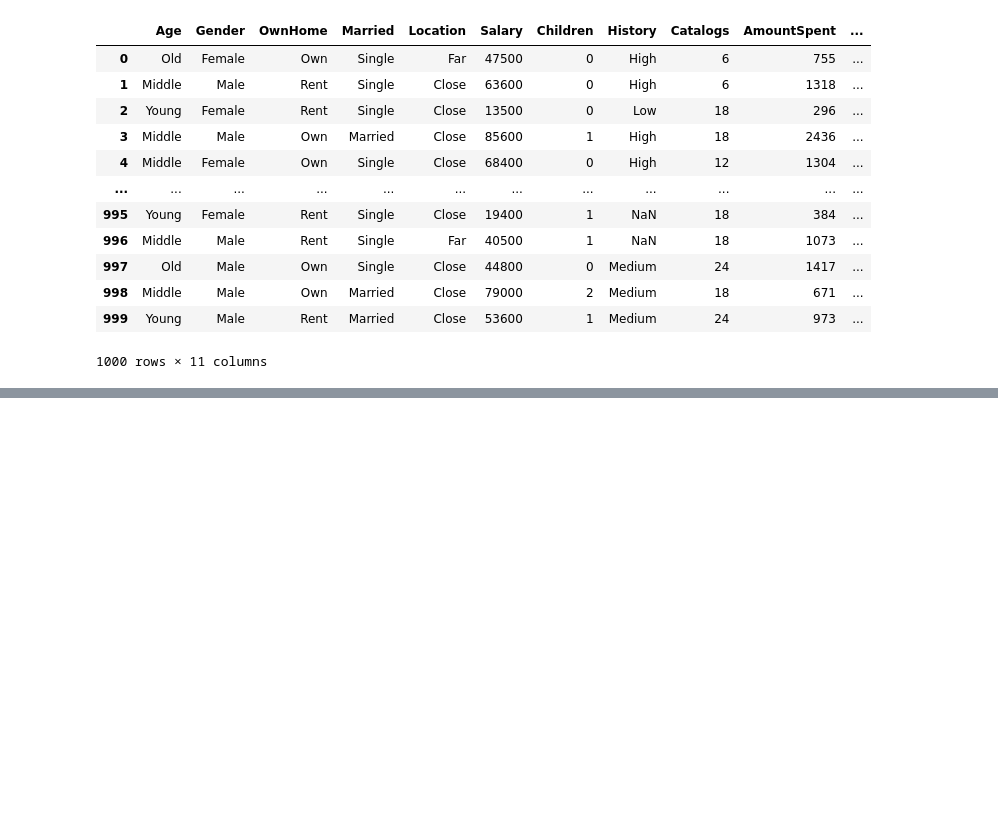
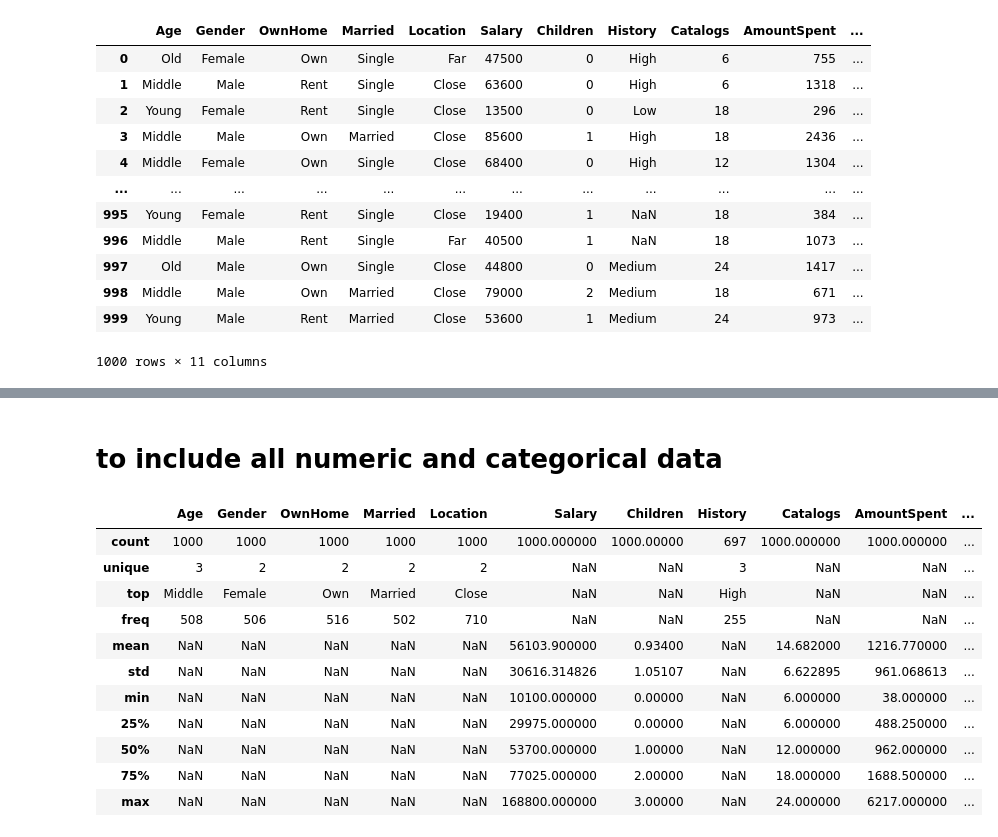
Before and after one commit to kshirsagarsiddharth/manipal_data_science, a Jupyter notebook: pandas_manipal.ipynb, the cells around one changed output, grey strips where cells are left out. Cells and saved outputs as stored; diff of their text form; code cells hidden in the pictures; blank space fills up the shorter version.

```diff
--- a/pandas_manipal.ipynb
+++ b/pandas_manipal.ipynb
@@ -371,0 +470,17 @@ df
+# %% [markdown]
+# to include all numeric and categorical data
+# %%
+df.describe(include='all')
+# %% [output]
+|  | Age | Gender | OwnHome | Married | Location | Salary | Children | History | Catalogs | AmountSpent | ... |
+| count | 1000 | 1000 | 1000 | 1000 | 1000 | 1000.000000 | 1000.00000 | 697 | 1000.000000 | 1000.000000 | ... |
+| unique | 3 | 2 | 2 | 2 | 2 | NaN | NaN | 3 | NaN | NaN | ... |
+| top | Middle | Female | Own | Married | Close | NaN | NaN | High | NaN | NaN | ... |
+| freq | 508 | 506 | 516 | 502 | 710 | NaN | NaN | 255 | NaN | NaN | ... |
+| mean | NaN | NaN | NaN | NaN | NaN | 56103.900000 | 0.93400 | NaN | 14.682000 | 1216.770000 | ... |
+| std | NaN | NaN | NaN | NaN | NaN | 30616.314826 | 1.05107 | NaN | 6.622895 | 961.068613 | ... |
+| min | NaN | NaN | NaN | NaN | NaN | 10100.000000 | 0.00000 | NaN | 6.000000 | 38.000000 | ... |
+| 25% | NaN | NaN | NaN | NaN | NaN | 29975.000000 | 0.00000 | NaN | 6.000000 | 488.250000 | ... |
+| 50% | NaN | NaN | NaN | NaN | NaN | 53700.000000 | 1.00000 | NaN | 12.000000 | 962.000000 | ... |
+| 75% | NaN | NaN | NaN | NaN | NaN | 77025.000000 | 2.00000 | NaN | 18.000000 | 1688.500000 | ... |
+| max | NaN | NaN | NaN | NaN | NaN | 168800.000000 | 3.00000 | NaN | 24.000000 | 6217.000000 | ... |
```
Also changed, not shown: parts of 17 cells of this notebook, 1 other file.
